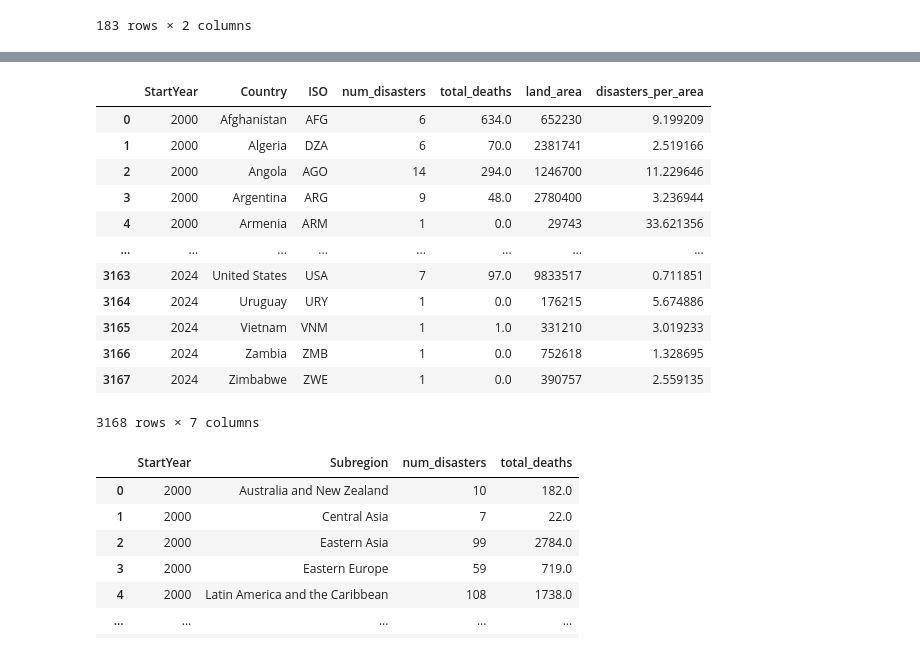
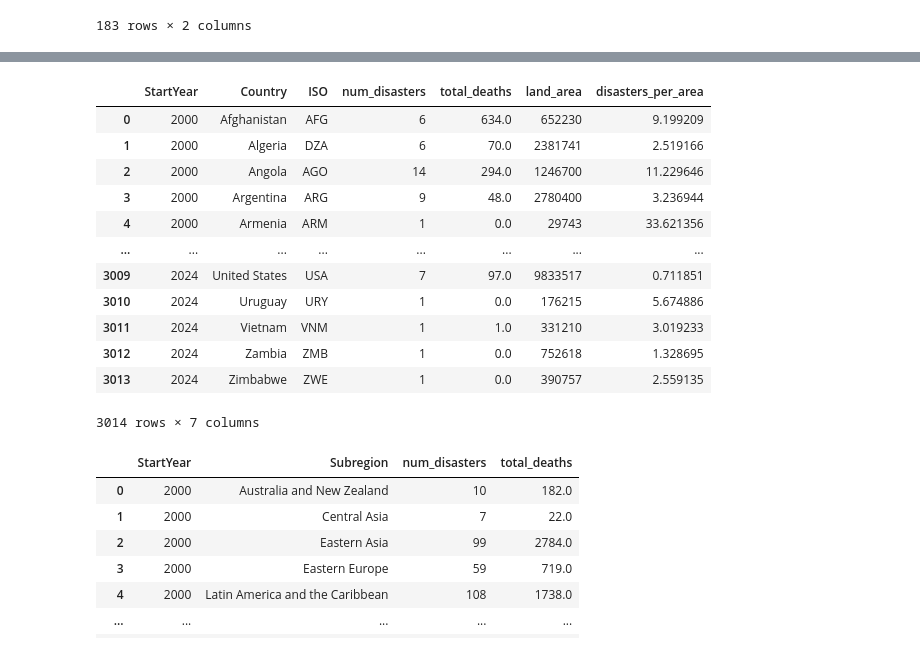
Before and after one commit to caparritos/INFOVIS-G22, a Jupyter notebook: satinize_dataset/sanitize.ipynb, the cells around one changed output, grey strips where cells are left out. Saved outputs shown, nothing was run; the diff lists cells and outputs as text; code cells hidden in the pictures.

```diff
--- a/satinize_dataset/sanitize.ipynb
+++ b/satinize_dataset/sanitize.ipynb
@@ -3,8 +3,8 @@ from turtle import mode
 import pandas as pd
 
 # Load the CSV file into a DataFrame
-df = pd.read_csv("original_datasets/emdat_disasters.csv", encoding="utf-8")
-df.info()
+emdat_disasters_df = pd.read_csv("original_datasets/emdat_disasters.csv", encoding="utf-8")
+emdat_disasters_df.info()
 # %% [output]
 <class 'pandas.core.frame.DataFrame'>
 RangeIndex: 15784 entries, 0 to 15783
@@ -66,12 +66,12 @@ def removeColumns(df):
         ],
         axis=1,
     )
-df = df.rename(columns={"DisNo.": "DisNo", "Disaster Group": "DisasterGroup", "Disaster Subgroup": "DisasterSubgroup", "Disaster Type": "DisasterType", "Start Year": "StartYear", "Total Deaths": "TotalDeaths"})
-df = df.pipe(removeColumns)
+emdat_disasters_df = emdat_disasters_df.rename(columns={"DisNo.": "DisNo", "Disaster Group": "DisasterGroup", "Disaster Subgroup": "DisasterSubgroup", "Disaster Type": "DisasterType", "Start Year": "StartYear", "Total Deaths": "TotalDeaths"})
+emdat_disasters_df = emdat_disasters_df.pipe(removeColumns)
 
-df['TotalDeaths'] = df['TotalDeaths'].fillna(0)
+emdat_disasters_df['TotalDeaths'] = emdat_disasters_df['TotalDeaths'].fillna(0)
 
-emdat_disasters = df
+emdat_disasters = emdat_disasters_df
 emdat_disasters
 # %% [output]
 |  | DisNo | DisasterGroup | DisasterSubgroup | DisasterType | ISO | Country | Subregion | Region | ... |
@@ -191,0 +192,3 @@ df
+# %%
+country_data = country_data[country_data['land_area'] >= 5000]
+country_data
@@ -196,37 +213,37 @@ country_data.to_csv('country_data_processed.csv', index=False, mode='w', encodin
 # %%
 # create a new DataFrame with the number of disasters and deaths per year per contry, region and subregion and save it to a new CSV file
 # Group by Year, Country, Region, and Subregion and calculate the number of disasters and total deaths
-disasters_per_country = df.groupby(['StartYear', 'Country', 'ISO']).agg(
+disasters_per_country = emdat_disasters_df.groupby(['StartYear', 'Country', 'ISO']).agg(
     num_disasters=('DisNo', 'count'),
     total_deaths=('TotalDeaths', 'sum')
 ).reset_index()
 
 # Merge the new DataFrame with the country_data DataFrame to add the Land Area(Km2) column
 disasters_per_country = pd.merge(disasters_per_country, country_data, on='Country')
 
 #Calculating the number of disasters per area
 disasters_per_country['disasters_per_area'] = (disasters_per_country['num_disasters'] / disasters_per_country['land_area']) * 10**6
 
 
 # Save the new DataFrame to a CSV file
 disasters_per_country.to_csv(
     "pre-processing/disasters_per_country.csv", index=False, mode="w", encoding="utf-8"
 )
 
 disasters_per_country
 # %% [output]
 |  | StartYear | Country | ISO | num_disasters | total_deaths | land_area | disasters_per_area |
 | 0 | 2000 | Afghanistan | AFG | 6 | 634.0 | 652230 | 9.199209 |
 | 1 | 2000 | Algeria | DZA | 6 | 70.0 | 2381741 | 2.519166 |
 | 2 | 2000 | Angola | AGO | 14 | 294.0 | 1246700 | 11.229646 |
 | 3 | 2000 | Argentina | ARG | 9 | 48.0 | 2780400 | 3.236944 |
 | 4 | 2000 | Armenia | ARM | 1 | 0.0 | 29743 | 33.621356 |
 | ... | ... | ... | ... | ... | ... | ... | ... |
-| 3163 | 2024 | United States | USA | 7 | 97.0 | 9833517 | 0.711851 |
-| 3164 | 2024 | Uruguay | URY | 1 | 0.0 | 176215 | 5.674886 |
-| 3165 | 2024 | Vietnam | VNM | 1 | 1.0 | 331210 | 3.019233 |
-| 3166 | 2024 | Zambia | ZMB | 1 | 0.0 | 752618 | 1.328695 |
-| 3167 | 2024 | Zimbabwe | ZWE | 1 | 0.0 | 390757 | 2.559135 |
+| 3009 | 2024 | United States | USA | 7 | 97.0 | 9833517 | 0.711851 |
+| 3010 | 2024 | Uruguay | URY | 1 | 0.0 | 176215 | 5.674886 |
+| 3011 | 2024 | Vietnam | VNM | 1 | 1.0 | 331210 | 3.019233 |
+| 3012 | 2024 | Zambia | ZMB | 1 | 0.0 | 752618 | 1.328695 |
+| 3013 | 2024 | Zimbabwe | ZWE | 1 | 0.0 | 390757 | 2.559135 |
-3168 rows × 7 columns
+3014 rows × 7 columns
 # %%
 # Group by Year and Subregion and calculate the number of disasters and total deaths
```
Also changed, not shown: parts of 8 cells of this notebook, 3 other files.
